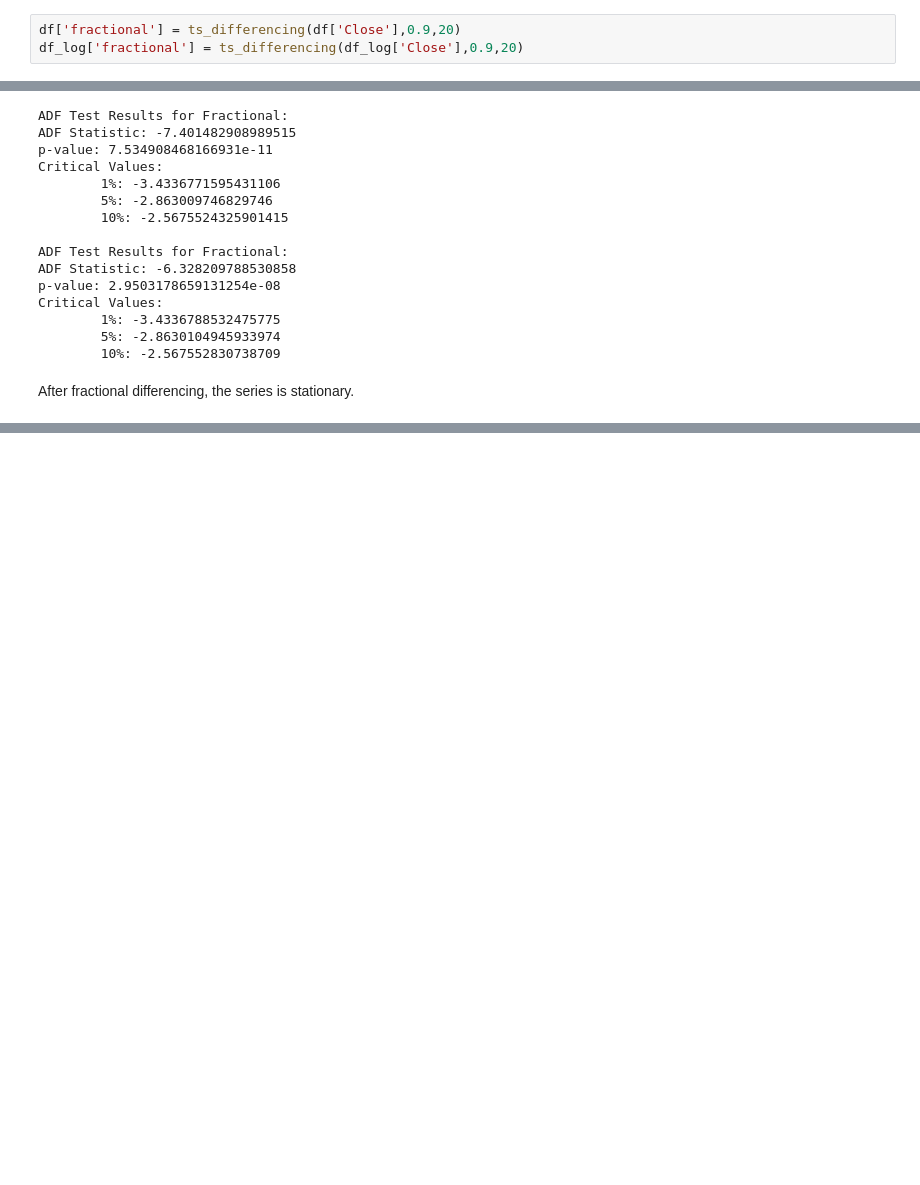
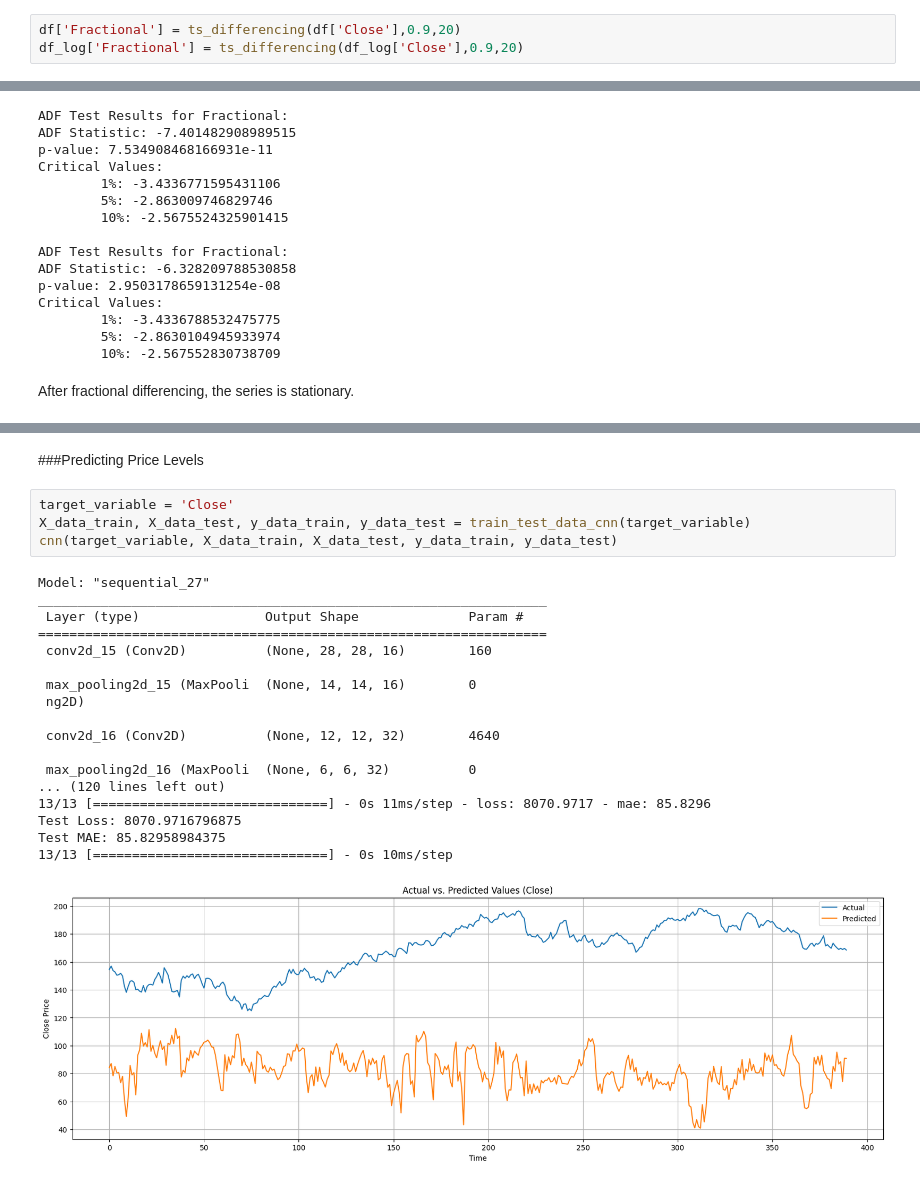
Before and after one commit to Randhir123/quant, a Jupyter notebook: Time_series_data_analysis.ipynb, the cells around one changed output, grey strips where cells are left out. Cells and saved outputs as stored; diff of their text form; blank space fills up the shorter version.

```diff
--- a/Time_series_data_analysis.ipynb
+++ b/Time_series_data_analysis.ipynb
@@ -199,8 +229,8 @@ def ts_differencing(series, order, lag_cutoff):
         res += weights[k]*series.shift(k).fillna(0)
     return res[lag_cutoff:]
 # %%
-df['fractional'] = ts_differencing(df['Close'],0.9,20)
-df_log['fractional'] = ts_differencing(df_log['Close'],0.9,20)
+df['Fractional'] = ts_differencing(df['Close'],0.9,20)
+df_log['Fractional'] = ts_differencing(df_log['Close'],0.9,20)
 # %%
 differences=[0.9]
 fig, axs = plt.subplots(len(differences),2,figsize=(15,6))
@@ -251,0 +545,25 @@ After fractional differencing, the series is stationary.
+# %% [markdown]
+###Predicting Price Levels
+# %%
+target_variable = 'Close'
+X_data_train, X_data_test, y_data_train, y_data_test = train_test_data_cnn(target_variable)
+cnn(target_variable, X_data_train, X_data_test, y_data_train, y_data_test)
+# %% [output]
+Model: "sequential_27"
+_________________________________________________________________
+ Layer (type)                Output Shape              Param #
+=================================================================
+ conv2d_15 (Conv2D)          (None, 28, 28, 16)        160
+
+ max_pooling2d_15 (MaxPooli  (None, 14, 14, 16)        0
+ ng2D)
+
+ conv2d_16 (Conv2D)          (None, 12, 12, 32)        4640
+
+ max_pooling2d_16 (MaxPooli  (None, 6, 6, 32)          0
+... (120 lines left out)
+13/13 [==============================] - 0s 11ms/step - loss: 8070.9717 - mae: 85.8296
+Test Loss: 8070.9716796875
+Test MAE: 85.82958984375
+13/13 [==============================] - 0s 10ms/step
+[figure, added]
```
Also changed, not shown: parts of 22 cells of this notebook.
